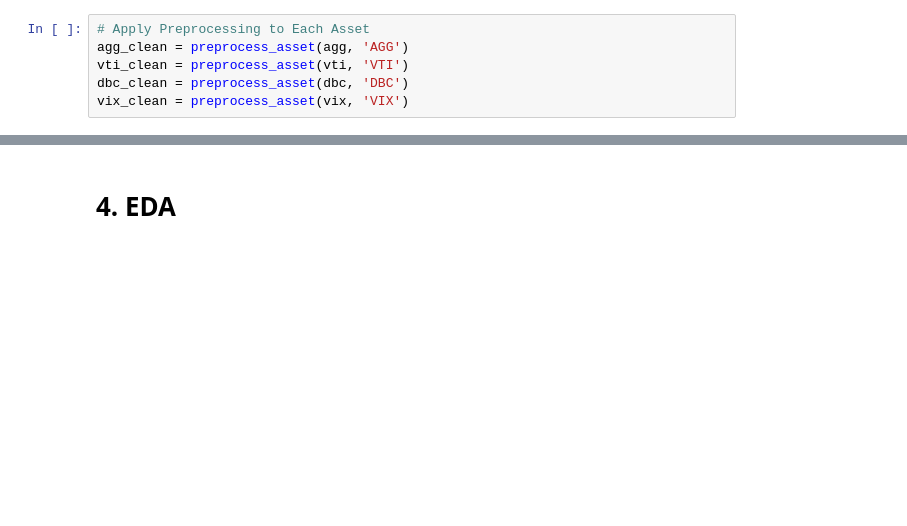
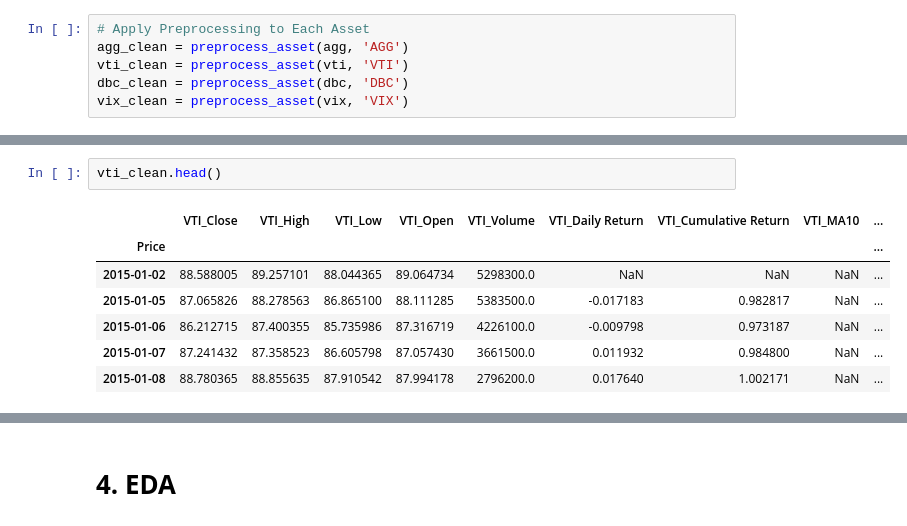
Before and after one commit to Saisha0512/Portfolio_Optimization_ML_DL, a Jupyter notebook: Portfolio_Optimization_ML_DL.ipynb, the cells around one changed output, grey strips where cells are left out. Drawn from its saved outputs; the diff is of its cells as text; blank space fills up the shorter version.

```diff
--- a/Portfolio_Optimization_ML_DL.ipynb
+++ b/Portfolio_Optimization_ML_DL.ipynb
@@ -128,0 +179,10 @@ vix_clean = preprocess_asset(vix, 'VIX')
+# %%
+vti_clean.head()
+# %% [output]
+|  | VTI_Close | VTI_High | VTI_Low | VTI_Open | VTI_Volume | VTI_Daily Return | VTI_Cumulative Return | VTI_MA10 | ... |
+| Price |  |  |  |  |  |  |  |  | ... |
+| 2015-01-02 | 88.588005 | 89.257101 | 88.044365 | 89.064734 | 5298300.0 | NaN | NaN | NaN | ... |
+| 2015-01-05 | 87.065826 | 88.278563 | 86.865100 | 88.111285 | 5383500.0 | -0.017183 | 0.982817 | NaN | ... |
+| 2015-01-06 | 86.212715 | 87.400355 | 85.735986 | 87.316719 | 4226100.0 | -0.009798 | 0.973187 | NaN | ... |
+| 2015-01-07 | 87.241432 | 87.358523 | 86.605798 | 87.057430 | 3661500.0 | 0.011932 | 0.984800 | NaN | ... |
+| 2015-01-08 | 88.780365 | 88.855635 | 87.910542 | 87.994178 | 2796200.0 | 0.017640 | 1.002171 | NaN | ... |
```
Also changed, not shown: parts of 13 cells of this notebook.
